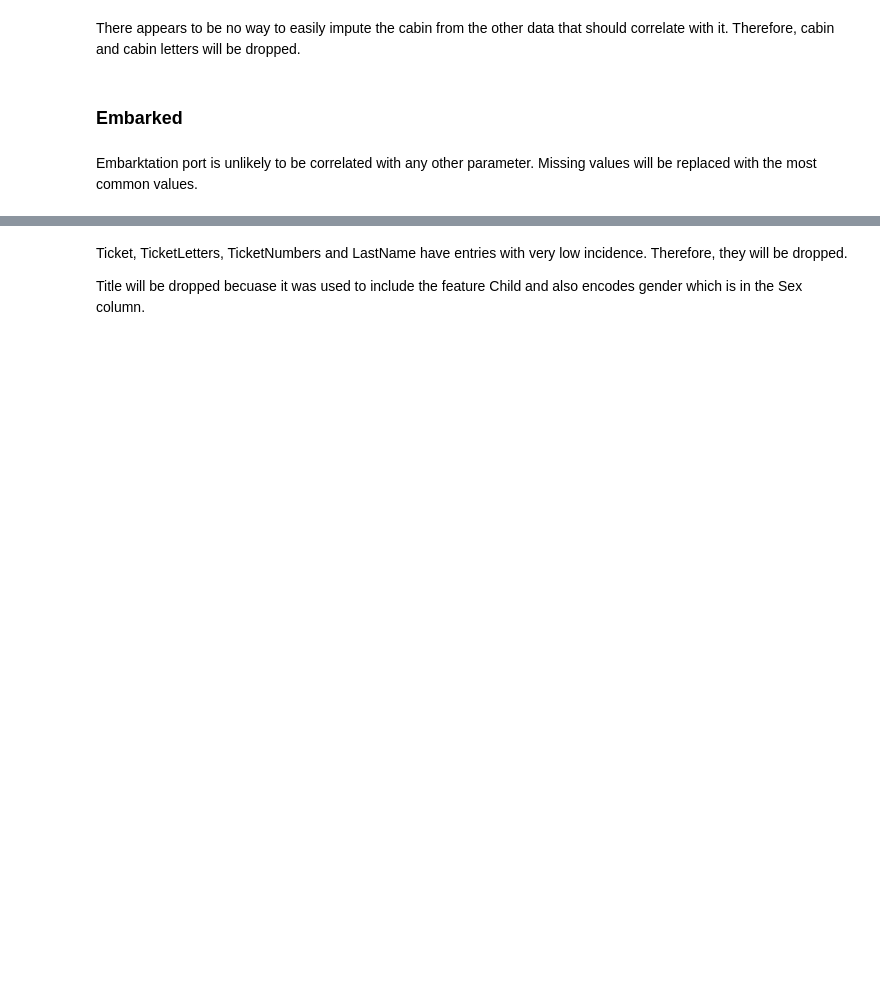
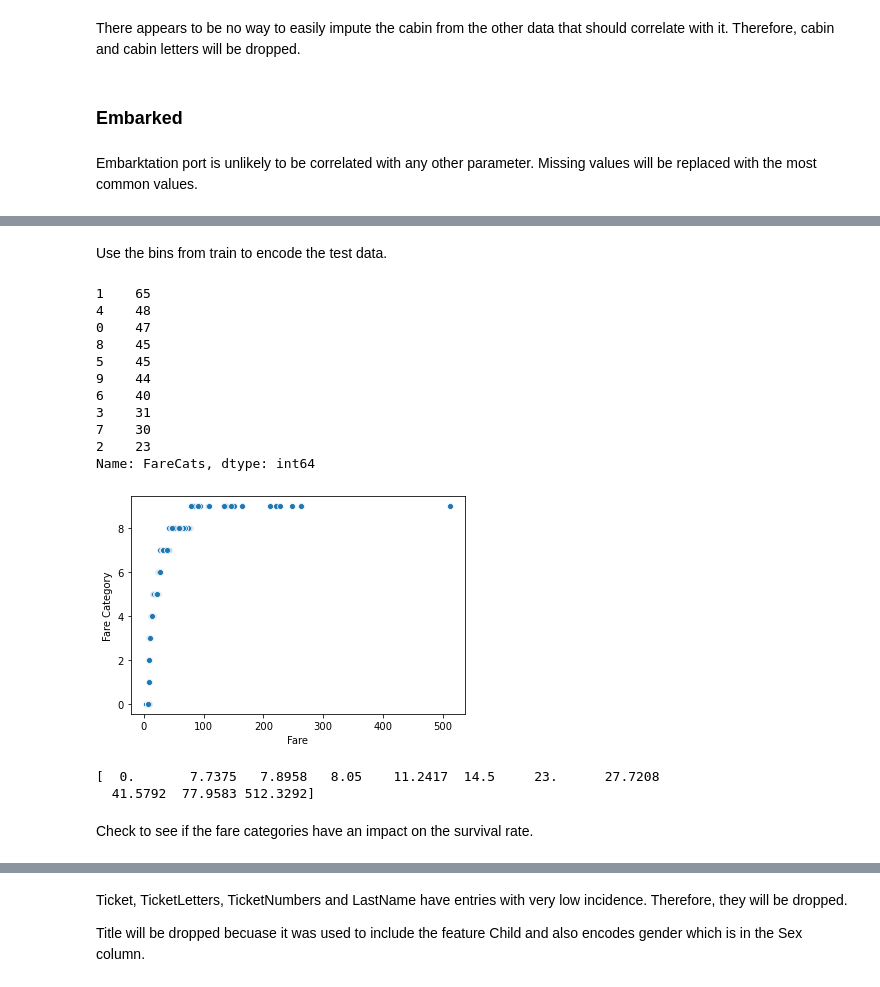
Before and after one commit to robertghennessy/Kaggle-Titanic, a Jupyter notebook: Titianic_Jupyter_v2.ipynb, the cells around one changed output, grey strips where cells are left out. Saved outputs shown, nothing was run; the diff lists cells and outputs as text; code cells hidden in the pictures; blank space fills up the shorter version.

```diff
--- a/Titianic_Jupyter_v2.ipynb
+++ b/Titianic_Jupyter_v2.ipynb
@@ -541,0 +610,30 @@ test['Embarked'].fillna(embark_mode, inplace=True)
+# %% [markdown]
+Use the bins from train to encode the test data.
+# %%
+# ensure that all fares are encoded
+bins[0] = 0
+
+test['FareCats'], bins = pd.cut(test['Fare'], bins=bins, retbins=True, labels=np.arange(0,numb_cats))
+print(test['FareCats'].value_counts())
+sns.scatterplot(test['Fare'], test['FareCats'])
+plt.xlabel('Fare')
+plt.ylabel('Fare Category')
+plt.show()
+print(bins)
+# %% [output]
+1    65
+4    48
+0    47
+8    45
+5    45
+9    44
+6    40
+3    31
+7    30
+2    23
+Name: FareCats, dtype: int64
+[figure, added]
+[  0.       7.7375   7.8958   8.05    11.2417  14.5     23.      27.7208
+  41.5792  77.9583 512.3292]
+# %% [markdown]
+Check to see if the fare categories have an impact on the survival rate.
```
Also changed, not shown: parts of 55 cells of this notebook.
